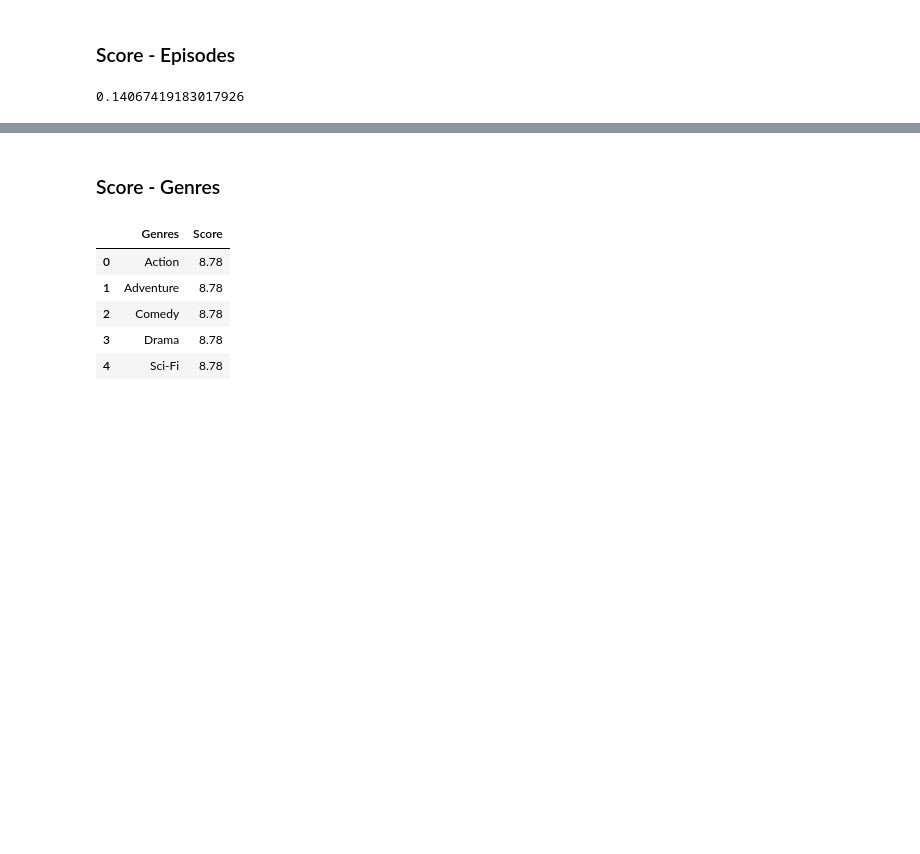
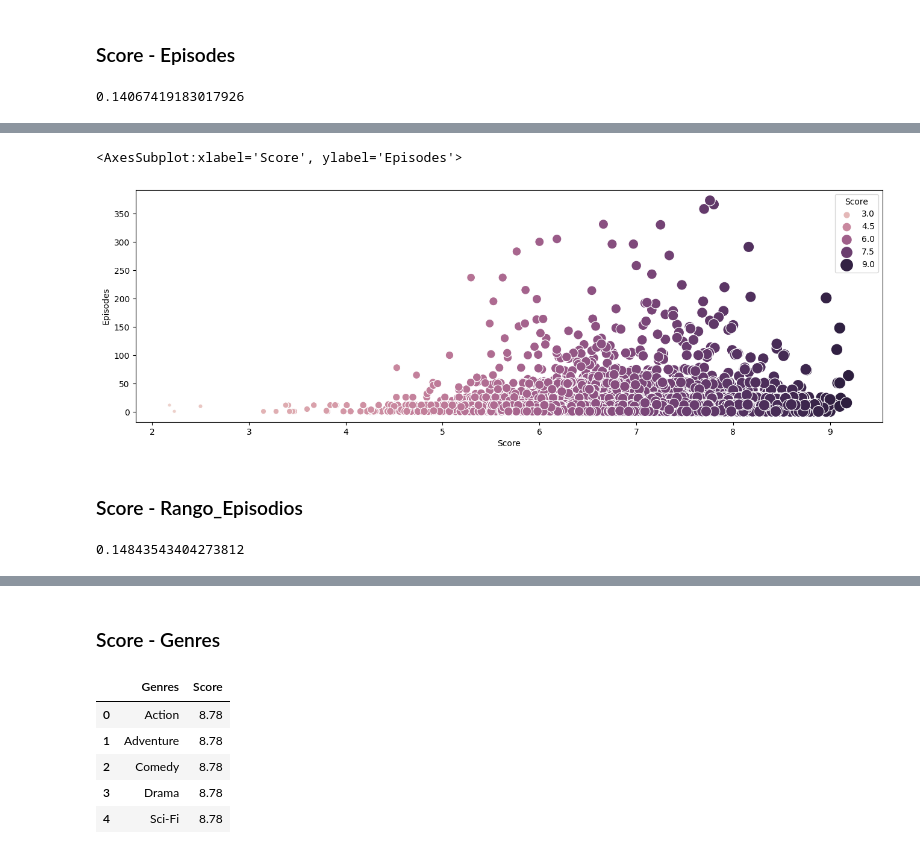
Before and after one commit to Cgarciaz/Machine_Learning, a Jupyter notebook: src/notebooks/EDA_anime.ipynb, the cells around one changed output, grey strips where cells are left out. Cells and saved outputs as stored; diff of their text form; code cells hidden in the pictures; blank space fills up the shorter version.

```diff
--- a/src/notebooks/EDA_anime.ipynb
+++ b/src/notebooks/EDA_anime.ipynb
@@ -407,0 +470,15 @@ sns.scatterplot(data = df_anime_2 , x = 'Episodes' , y= 'Score' , hue = 'Score'
+# %%
+# Remover outliers encontrados
+df_anime_2 = df_anime_2[~(df_anime_2.Episodes > 400)]
+# %%
+plt.figure(figsize=(16,5))
+sns.scatterplot(data = df_anime_2 , x = 'Score' , y= 'Episodes' , hue = 'Score' , size = 'Score' , sizes = (20,200))
+# %% [output]
+<AxesSubplot:xlabel='Score', ylabel='Episodes'>
+[figure, added]
+# %% [markdown]
+### Score - Rango_Episodios
+# %%
+df_anime_2['range_episodes'].corr(df_anime_2['Score'] , method = 'spearman')
+# %% [output]
+0.14843543404273812
```
Also changed, not shown: parts of 25 cells of this notebook.
